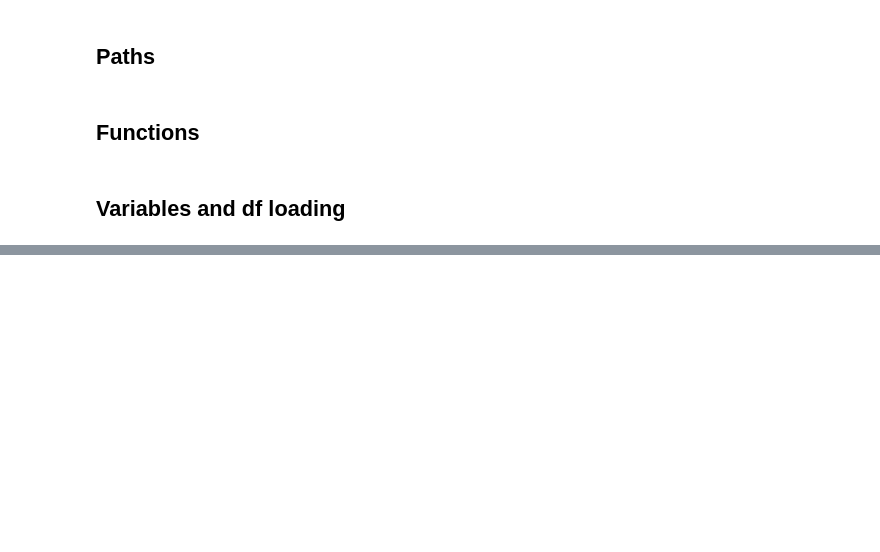
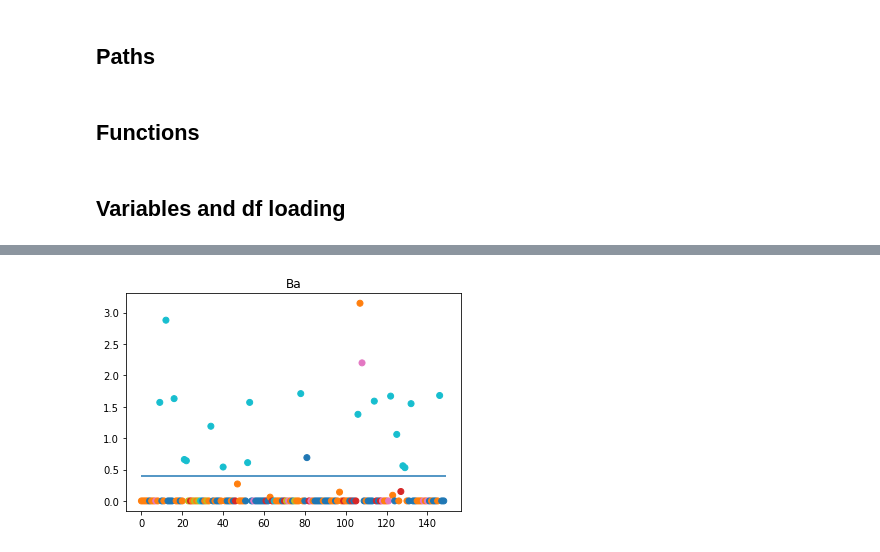
Before and after one commit to Xannadoo/MLProject2021_AC, a Jupyter notebook: Notebooks/DecisionTree.ipynb, the cells around one changed output, grey strips where cells are left out. Cells and saved outputs as stored; diff of their text form; code cells hidden in the pictures; blank space fills up the shorter version.

```diff
--- a/Notebooks/DecisionTree.ipynb
+++ b/Notebooks/DecisionTree.ipynb
@@ -197,3 +159,6 @@ for a in attributes:
 # %%
 plt.scatter([i for i in range(149)], df['Ba'], c=y, cmap=col)
-plt.hlines(0.4, 0, 149);
+plt.hlines(0.4, 0, 149)
+plt.title('Ba');
+# %% [output]
+[figure, added]
```
Also changed, not shown: parts of 14 cells of this notebook, 2 other files.
